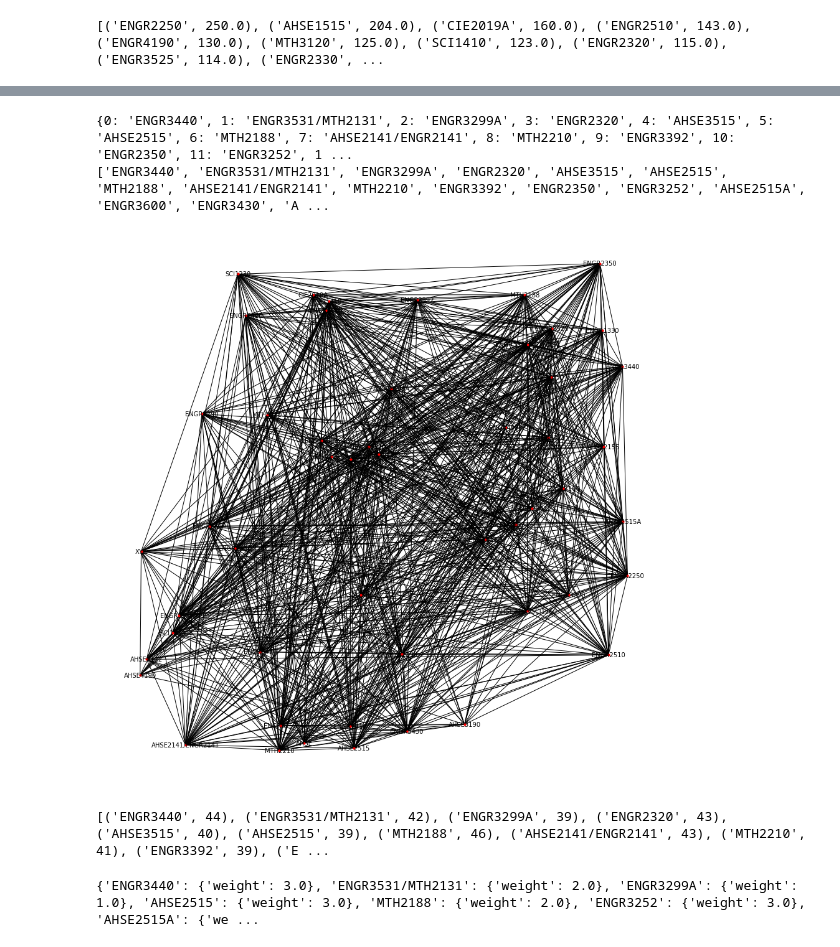
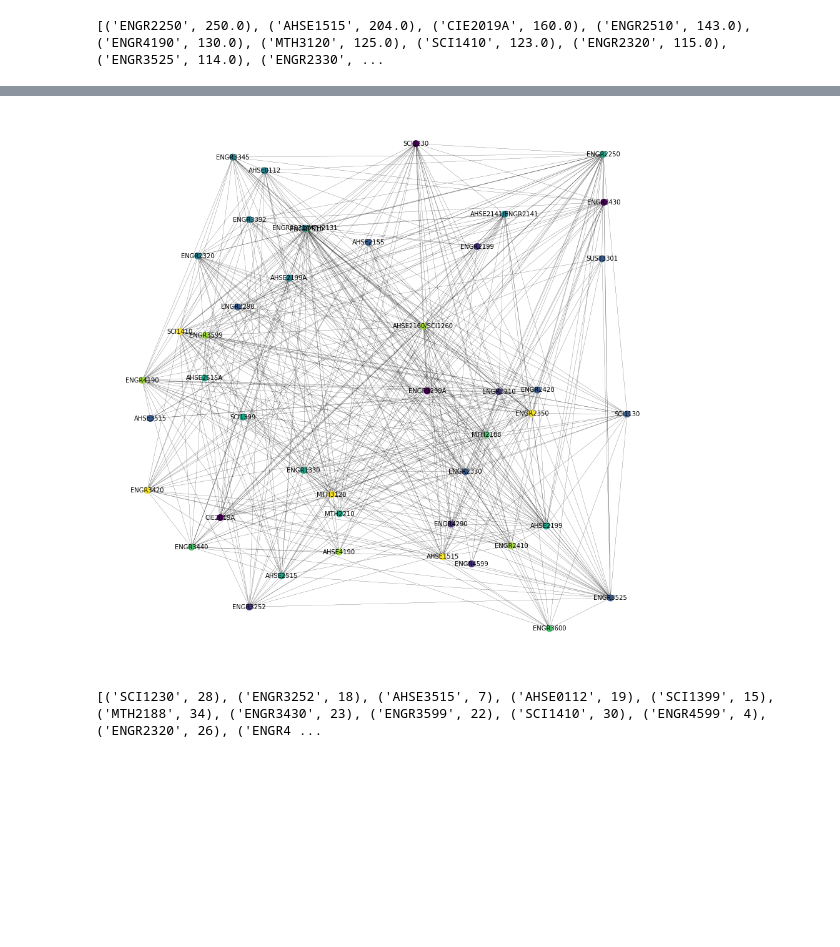
Before and after one commit to vickymmcd/DiscreteScheduling, a Jupyter notebook: Students.ipynb, the cells around one changed output, grey strips where cells are left out. Drawn from its saved outputs; the diff is of its cells as text; code cells hidden in the pictures; blank space fills up the shorter version.

Commit message:
adding colored graph

```diff
--- a/Students.ipynb
+++ b/Students.ipynb
@@ -87,14 +87,3 @@ total_course_conflicts.sort(key=lambda x:x[1], reverse=True)
 print(total_course_conflicts)
 # %% [output]
 [('ENGR2250', 250.0), ('AHSE1515', 204.0), ('CIE2019A', 160.0), ('ENGR2510', 143.0), ('ENGR4190', 130.0), ('MTH3120', 125.0), ('SCI1410', 123.0), ('ENGR2320', 115.0), ('ENGR3525', 114.0), ('ENGR2330', ...
-# %%
-# Stores the sorted adjacency matrix
-sorted_conflicts = []#np.zeros((len(course_list), len(course_list)))
-
-# For each row in the ordered total_course_conflicts, put that row into a new ordered matrix
-for name,num in total_course_conflicts:
-    # Stores the row for the class in the unordered matrix
-    original_row = course_list.index(name)
-
-    # Add the row to the ordered position
-    sorted_conflicts.append(conflicts[original_row].tolist())
@@ -106,28 +90,22 @@ plt.show()
 # %%
+from students import sorted_course_list, sorted_conflicts
+from schedule import res1
 numpy_array = np.array(sorted_conflicts)
 
 G = nx.from_numpy_matrix(numpy_array)
 mapping = {}
 
-for idx, course in enumerate(course_list):
+for idx, course in enumerate(sorted_course_list):
     mapping[idx] = course
 
-print(mapping)
 # Label nodes from nu
 G=nx.relabel_nodes(G,mapping)
-print(G.nodes())
 plt.figure(1,figsize=(12,12))
-nx.draw(G, node_size=10, pos=nx.random_layout(G), with_labels=True, font_size=10)
+nx.draw(G, node_size=100, pos=nx.random_layout(G), with_labels=True, font_size=10, width=.2, node_color=res1)
 plt.show()
 # %% [output]
-{0: 'ENGR3440', 1: 'ENGR3531/MTH2131', 2: 'ENGR3299A', 3: 'ENGR2320', 4: 'AHSE3515', 5: 'AHSE2515', 6: 'MTH2188', 7: 'AHSE2141/ENGR2141', 8: 'MTH2210', 9: 'ENGR3392', 10: 'ENGR2350', 11: 'ENGR3252', 1 ...
-['ENGR3440', 'ENGR3531/MTH2131', 'ENGR3299A', 'ENGR2320', 'AHSE3515', 'AHSE2515', 'MTH2188', 'AHSE2141/ENGR2141', 'MTH2210', 'ENGR3392', 'ENGR2350', 'ENGR3252', 'AHSE2515A', 'ENGR3600', 'ENGR3430', 'A ...
-[figure, old version]
+[figure, new version]
 # %%
 print(G.degree())
 # %% [output]
-[('ENGR3440', 44), ('ENGR3531/MTH2131', 42), ('ENGR3299A', 39), ('ENGR2320', 43), ('AHSE3515', 40), ('AHSE2515', 39), ('MTH2188', 46), ('AHSE2141/ENGR2141', 43), ('MTH2210', 41), ('ENGR3392', 39), ('E ...
+[('SCI1230', 28), ('ENGR3252', 18), ('AHSE3515', 7), ('AHSE0112', 19), ('SCI1399', 15), ('MTH2188', 34), ('ENGR3430', 23), ('ENGR3599', 22), ('SCI1410', 30), ('ENGR4599', 4), ('ENGR2320', 26), ('ENGR4 ...
-# %%
-print(G['ENGR2160'])
-# %% [output]
-{'ENGR3440': {'weight': 3.0}, 'ENGR3531/MTH2131': {'weight': 2.0}, 'ENGR3299A': {'weight': 1.0}, 'AHSE2515': {'weight': 3.0}, 'MTH2188': {'weight': 2.0}, 'ENGR3252': {'weight': 3.0}, 'AHSE2515A': {'we ...
```
Also changed, not shown: parts of 3 cells of this notebook.
